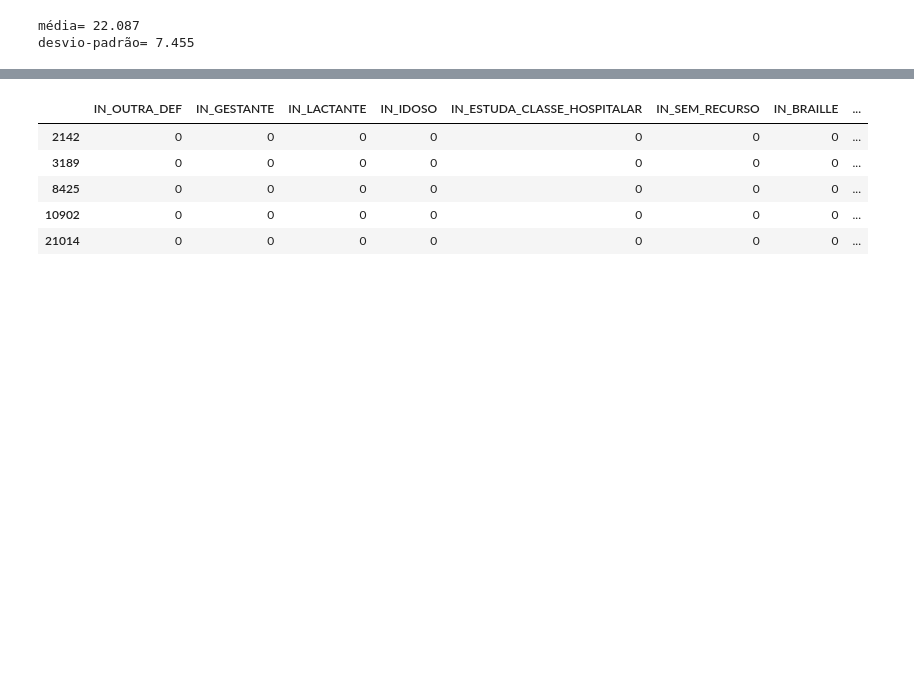
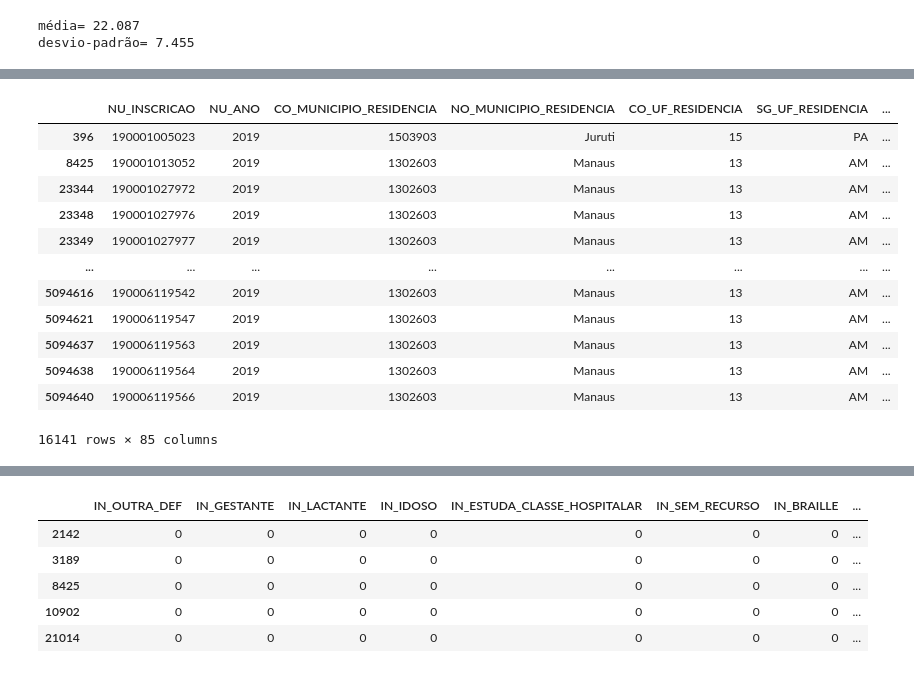
Before and after one commit to paulordie/aquis-preproc-explo-dados, a Jupyter notebook: projeto-enem-pcorrea.ipynb, the cells around one changed output, grey strips where cells are left out. Drawn from its saved outputs; the diff is of its cells as text; code cells hidden in the pictures; blank space fills up the shorter version.

```diff
--- a/projeto-enem-pcorrea.ipynb
+++ b/projeto-enem-pcorrea.ipynb
@@ -218,0 +226,17 @@ desvio-padrão= 8.395
+# %%
+df_manaus_small = df_manaus.copy()
+df_manaus_small.drop(['IN_BAIXA_VISAO', 'IN_CEGUEIRA', 'IN_SURDEZ', 'IN_DEFICIENCIA_AUDITIVA', 'IN_SURDO_CEGUEIRA', 'IN_DEFICIENCIA_FISICA', 'IN_DEFICIENCIA_MENTAL', 'IN_DEFICIT_ATENCAO', 'IN_DISLEXIA', 'IN_DISCALCULIA', 'IN_AUTISMO', 'IN_VISAO_MONOCULAR', 'IN_OUTRA_DEF', 'IN_GESTANTE', 'IN_LACTANTE', 'IN_IDOSO', 'IN_ESTUDA_CLASSE_HOSPITALAR', 'IN_SEM_RECURSO', 'IN_BRAILLE', 'IN_AMPLIADA_24', 'IN_AMPLIADA_18', 'IN_LEDOR', 'IN_ACESSO', 'IN_TRANSCRICAO', 'IN_LIBRAS', 'IN_TEMPO_ADICIONAL', 'IN_LEITURA_LABIAL', 'IN_MESA_CADEIRA_RODAS', 'IN_MESA_CADEIRA_SEPARADA', 'IN_APOIO_PERNA', 'IN_GUIA_INTERPRETE', 'IN_COMPUTADOR', 'IN_CADEIRA_ESPECIAL', 'IN_CADEIRA_CANHOTO', 'IN_CADEIRA_ACOLCHOADA', 'IN_PROVA_DEITADO', 'IN_MOBILIARIO_OBESO', 'IN_LAMINA_OVERLAY', 'IN_PROTETOR_AURICULAR', 'IN_MEDIDOR_GLICOSE', 'IN_MAQUINA_BRAILE', 'IN_SOROBAN', 'IN_MARCA_PASSO', 'IN_SONDA', 'IN_MEDICAMENTOS', 'IN_SALA_INDIVIDUAL', 'IN_SALA_ESPECIAL', 'IN_SALA_ACOMPANHANTE', 'IN_MOBILIARIO_ESPECIFICO', 'IN_MATERIAL_ESPECIFICO', 'IN_NOME_SOCIAL'], axis=1)
+# %% [output]
+|  | NU_INSCRICAO | NU_ANO | CO_MUNICIPIO_RESIDENCIA | NO_MUNICIPIO_RESIDENCIA | CO_UF_RESIDENCIA | SG_UF_RESIDENCIA | ... |
+| 396 | 190001005023 | 2019 | 1503903 | Juruti | 15 | PA | ... |
+| 8425 | 190001013052 | 2019 | 1302603 | Manaus | 13 | AM | ... |
+| 23344 | 190001027972 | 2019 | 1302603 | Manaus | 13 | AM | ... |
+| 23348 | 190001027976 | 2019 | 1302603 | Manaus | 13 | AM | ... |
+| 23349 | 190001027977 | 2019 | 1302603 | Manaus | 13 | AM | ... |
+| ... | ... | ... | ... | ... | ... | ... | ... |
+| 5094616 | 190006119542 | 2019 | 1302603 | Manaus | 13 | AM | ... |
+| 5094621 | 190006119547 | 2019 | 1302603 | Manaus | 13 | AM | ... |
+| 5094637 | 190006119563 | 2019 | 1302603 | Manaus | 13 | AM | ... |
+| 5094638 | 190006119564 | 2019 | 1302603 | Manaus | 13 | AM | ... |
+| 5094640 | 190006119566 | 2019 | 1302603 | Manaus | 13 | AM | ... |
+16141 rows × 85 columns
```
Also changed, not shown: parts of 8 cells of this notebook, 1 other file.
